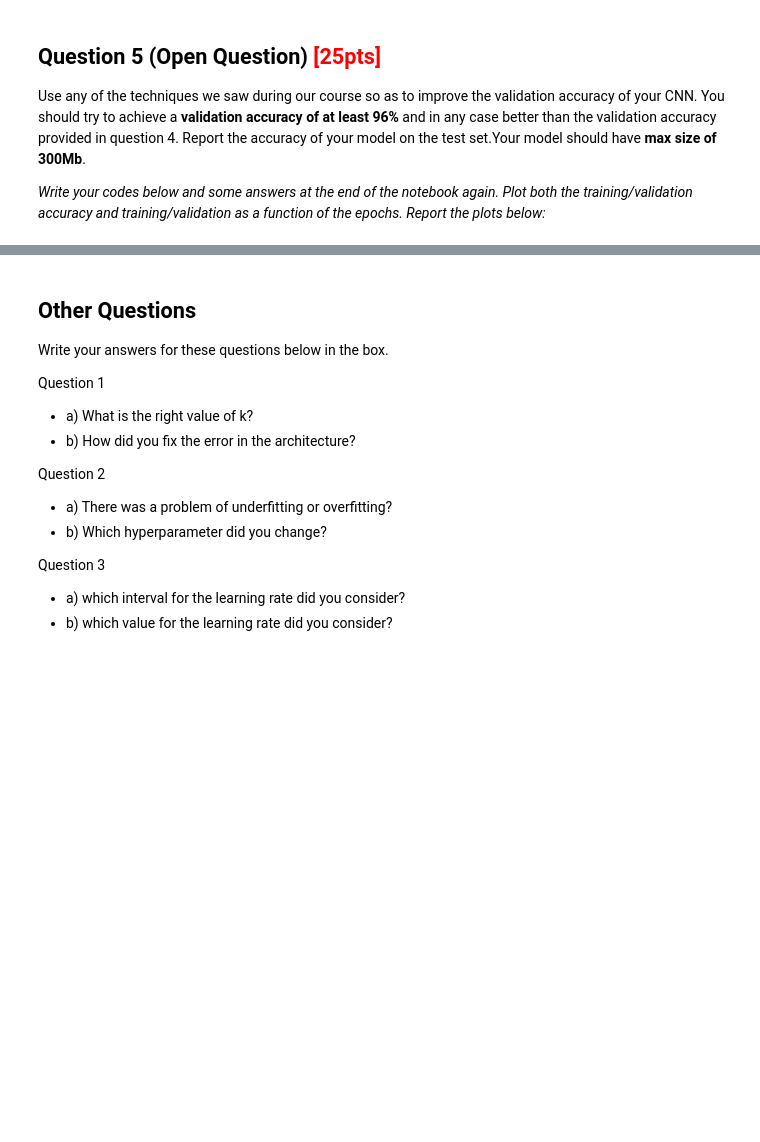
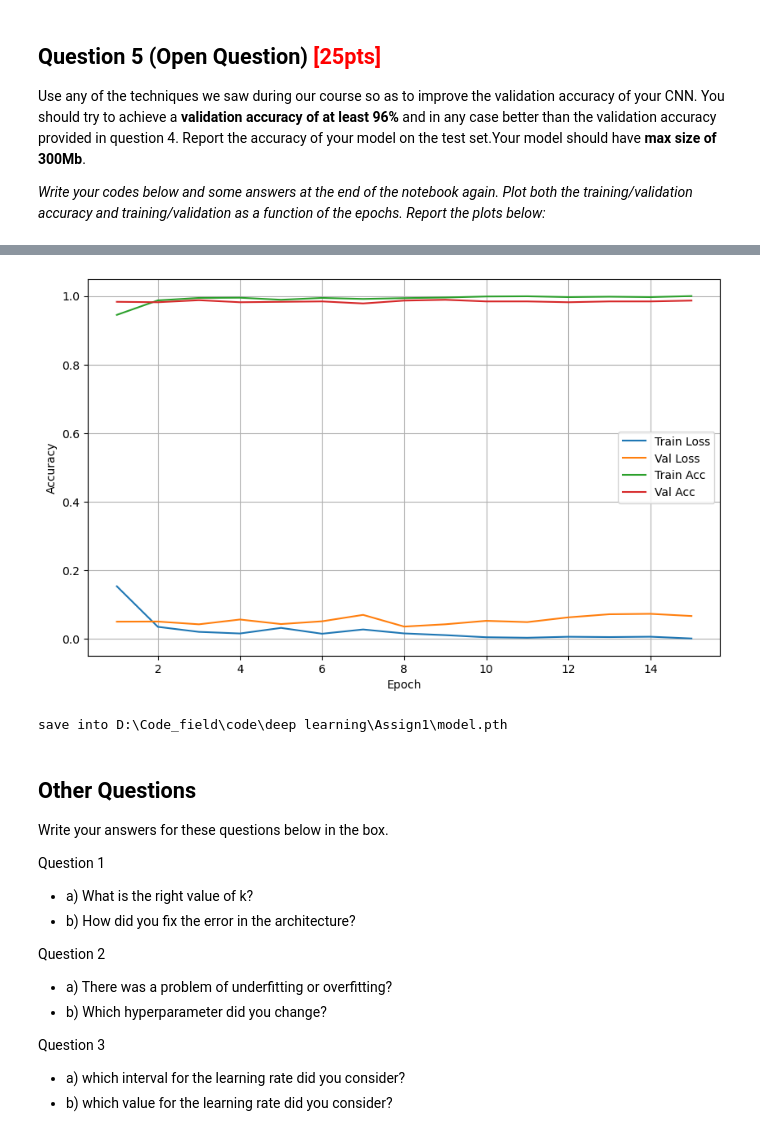
Before and after one commit to scguo-hku/code, a Jupyter notebook: deep learning/Assign1/Skeleton_Assignment1_Pytorch.ipynb, the cells around one changed output, grey strips where cells are left out. Saved outputs shown, nothing was run; the diff lists cells and outputs as text; code cells hidden in the pictures; blank space fills up the shorter version.

```diff
--- a/deep learning/Assign1/Skeleton_Assignment1_Pytorch.ipynb
+++ b/deep learning/Assign1/Skeleton_Assignment1_Pytorch.ipynb
@@ -553,0 +603,30 @@ main(model, LR)
+# %%
+# input size = 128
+
+from torchvision import models
+from torchvision.models import DenseNet201_Weights
+
+class DenseNet121FeatureExtractor(nn.Module):
+    def __init__(self):
+        super(DenseNet121FeatureExtractor, self).__init__()
+        densenet121 = models.densenet201(weights=DenseNet201_Weights.DEFAULT)
+        self.features = densenet121.features
+        for param in self.features.parameters():
+            param.requires_grad = False
+
+        self.classifier = nn.Sequential(
+            nn.Linear(1920 * 4 * 4, 512),
+            nn.ReLU(),
+            nn.Linear(512, 4)
+        )
+
+    def forward(self, x):
+        x = self.features(x)
+        x = torch.flatten(x, 1)
+        x = self.classifier(x)
+        return x
+
+LR = 0.0001
+model = DenseNet121FeatureExtractor()
+main(model, LR, INPUT_SIZE=128)
+# %% [output]
@@ -554,3 +650,5 @@ main(model, LR)
+[figure, added]
+save into D:\Code_field\code\deep learning\Assign1\model.pth
 # %% [markdown]
 ## Other Questions
 
```
Also changed, not shown: parts of 6 cells of this notebook.
